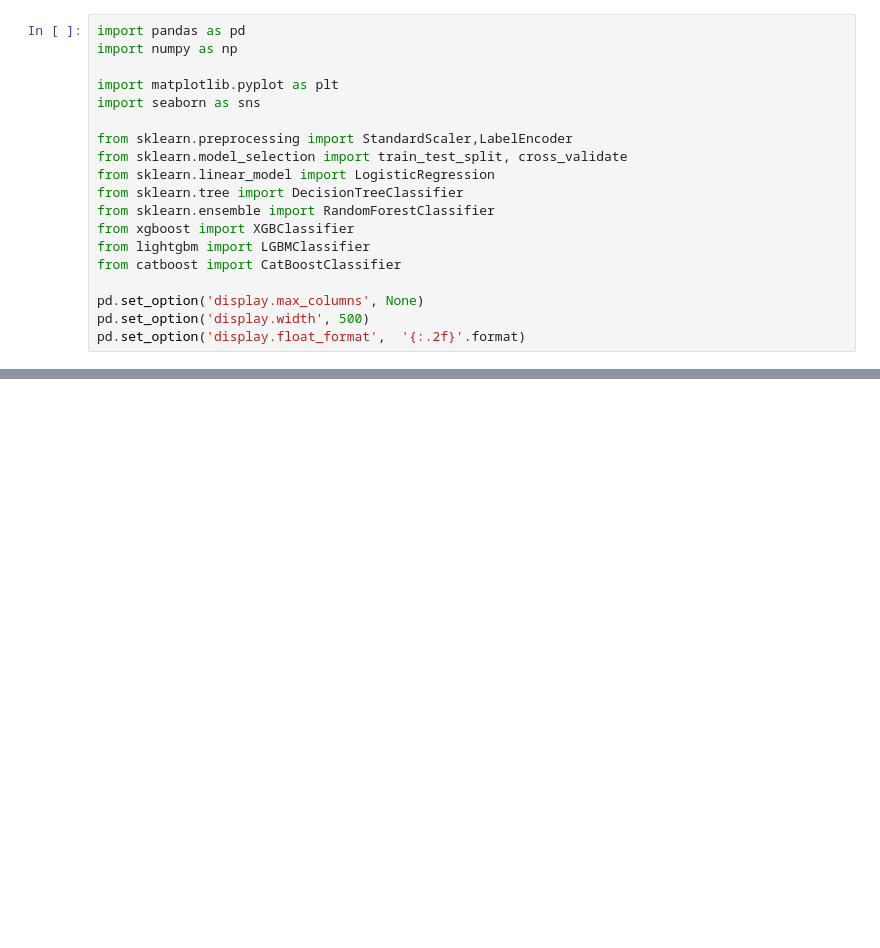
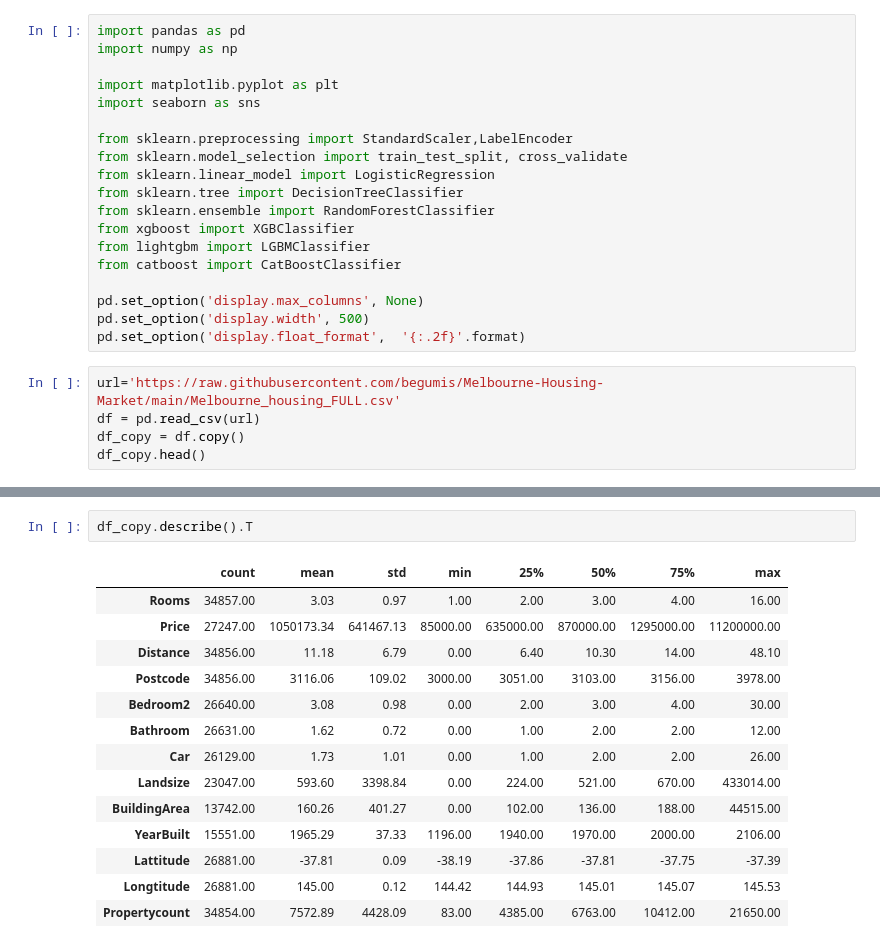
Before and after one commit to begumis/Melbourne-Housing-Market, a Jupyter notebook: untitled0.ipynb, the cells around one changed output, grey strips where cells are left out. Cells and saved outputs as stored; diff of their text form; blank space fills up the shorter version.

```diff
--- a/untitled0.ipynb
+++ b/untitled0.ipynb
@@ -39,3 +39,8 @@ from catboost import CatBoostClassifier
 pd.set_option('display.max_columns', None)
 pd.set_option('display.width', 500)
 pd.set_option('display.float_format',  '{:.2f}'.format)
+# %%
+url='https://raw.githubusercontent.com/begumis/Melbourne-Housing-Market/main/Melbourne_housing_FULL.csv'
+df = pd.read_csv(url)
+df_copy = df.copy()
+df_copy.head()
@@ -41,0 +112,17 @@ pd.set_option('display.float_format',  '{:.2f}'.format)
+# %%
+df_copy.describe().T
+# %% [output]
+|  | count | mean | std | min | 25% | 50% | 75% | max |
+| Rooms | 34857.00 | 3.03 | 0.97 | 1.00 | 2.00 | 3.00 | 4.00 | 16.00 |
+| Price | 27247.00 | 1050173.34 | 641467.13 | 85000.00 | 635000.00 | 870000.00 | 1295000.00 | 11200000.00 |
+| Distance | 34856.00 | 11.18 | 6.79 | 0.00 | 6.40 | 10.30 | 14.00 | 48.10 |
+| Postcode | 34856.00 | 3116.06 | 109.02 | 3000.00 | 3051.00 | 3103.00 | 3156.00 | 3978.00 |
+| Bedroom2 | 26640.00 | 3.08 | 0.98 | 0.00 | 2.00 | 3.00 | 4.00 | 30.00 |
+| Bathroom | 26631.00 | 1.62 | 0.72 | 0.00 | 1.00 | 2.00 | 2.00 | 12.00 |
+| Car | 26129.00 | 1.73 | 1.01 | 0.00 | 1.00 | 2.00 | 2.00 | 26.00 |
+| Landsize | 23047.00 | 593.60 | 3398.84 | 0.00 | 224.00 | 521.00 | 670.00 | 433014.00 |
+| BuildingArea | 13742.00 | 160.26 | 401.27 | 0.00 | 102.00 | 136.00 | 188.00 | 44515.00 |
+| YearBuilt | 15551.00 | 1965.29 | 37.33 | 1196.00 | 1940.00 | 1970.00 | 2000.00 | 2106.00 |
+| Lattitude | 26881.00 | -37.81 | 0.09 | -38.19 | -37.86 | -37.81 | -37.75 | -37.39 |
+| Longtitude | 26881.00 | 145.00 | 0.12 | 144.42 | 144.93 | 145.01 | 145.07 | 145.53 |
+| Propertycount | 34854.00 | 7572.89 | 4428.09 | 83.00 | 4385.00 | 6763.00 | 10412.00 | 21650.00 |
```
Also changed, not shown: parts of 7 cells of this notebook.
